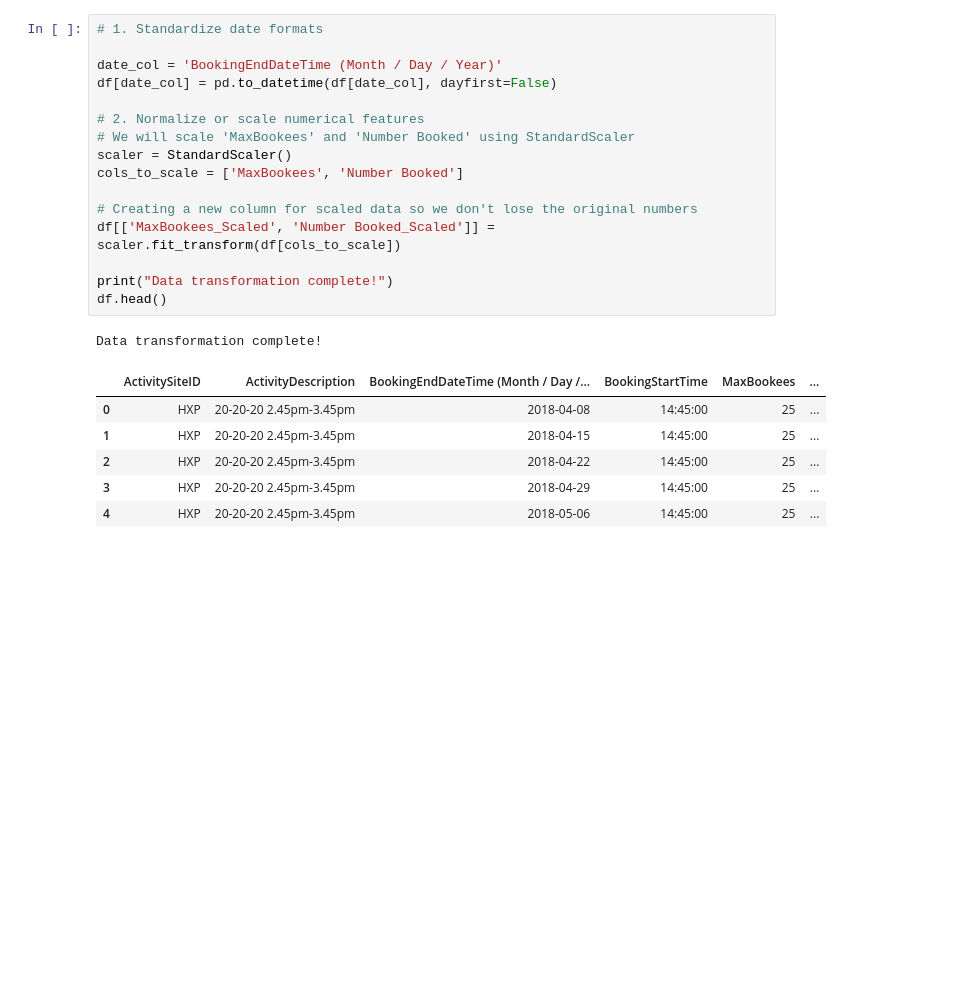
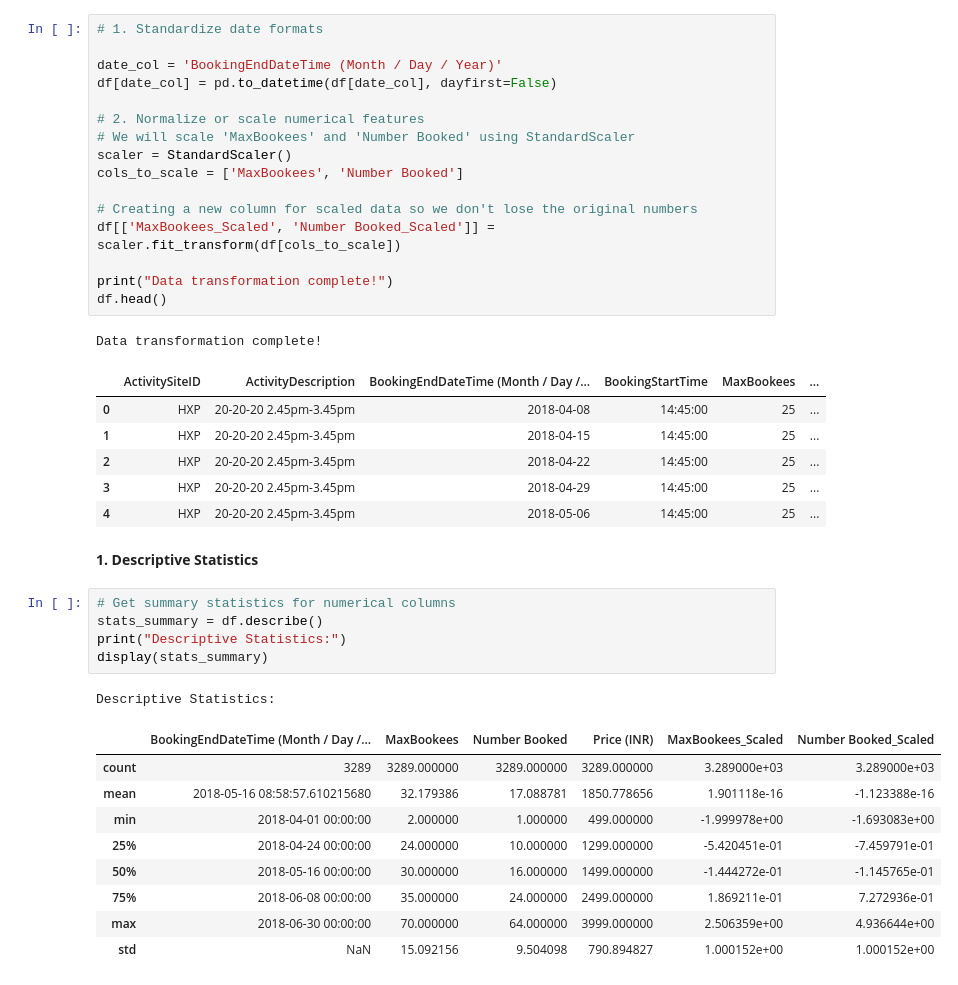
Before and after one commit to Tejaswini-AnalyticsExpert/Data-Cleaning-Preprocessing, a Jupyter notebook: Welcome_to_Colab.ipynb, the cells around one changed output. Drawn from its saved outputs; the diff is of its cells as text; blank space fills up the shorter version.

```diff
--- a/Welcome_to_Colab.ipynb
+++ b/Welcome_to_Colab.ipynb
@@ -89,3 +89,21 @@ Data transformation complete!
 | 2 | HXP | 20-20-20 2.45pm-3.45pm | 2018-04-22 | 14:45:00 | 25 | ... |
 | 3 | HXP | 20-20-20 2.45pm-3.45pm | 2018-04-29 | 14:45:00 | 25 | ... |
 | 4 | HXP | 20-20-20 2.45pm-3.45pm | 2018-05-06 | 14:45:00 | 25 | ... |
+# %% [markdown]
+**1. Descriptive Statistics**
+# %%
+# Get summary statistics for numerical columns
+stats_summary = df.describe()
+print("Descriptive Statistics:")
+display(stats_summary)
+# %% [output]
+Descriptive Statistics:
+|  | BookingEndDateTime (Month / Day /... | MaxBookees | Number Booked | Price (INR) | MaxBookees_Scaled | Number Booked_Scaled |
+| count | 3289 | 3289.000000 | 3289.000000 | 3289.000000 | 3.289000e+03 | 3.289000e+03 |
+| mean | 2018-05-16 08:58:57.610215680 | 32.179386 | 17.088781 | 1850.778656 | 1.901118e-16 | -1.123388e-16 |
+| min | 2018-04-01 00:00:00 | 2.000000 | 1.000000 | 499.000000 | -1.999978e+00 | -1.693083e+00 |
+| 25% | 2018-04-24 00:00:00 | 24.000000 | 10.000000 | 1299.000000 | -5.420451e-01 | -7.459791e-01 |
+| 50% | 2018-05-16 00:00:00 | 30.000000 | 16.000000 | 1499.000000 | -1.444272e-01 | -1.145765e-01 |
+| 75% | 2018-06-08 00:00:00 | 35.000000 | 24.000000 | 2499.000000 | 1.869211e-01 | 7.272936e-01 |
+| max | 2018-06-30 00:00:00 | 70.000000 | 64.000000 | 3999.000000 | 2.506359e+00 | 4.936644e+00 |
+| std | NaN | 15.092156 | 9.504098 | 790.894827 | 1.000152e+00 | 1.000152e+00 |
```
Also changed, not shown: parts of 5 cells of this notebook.
